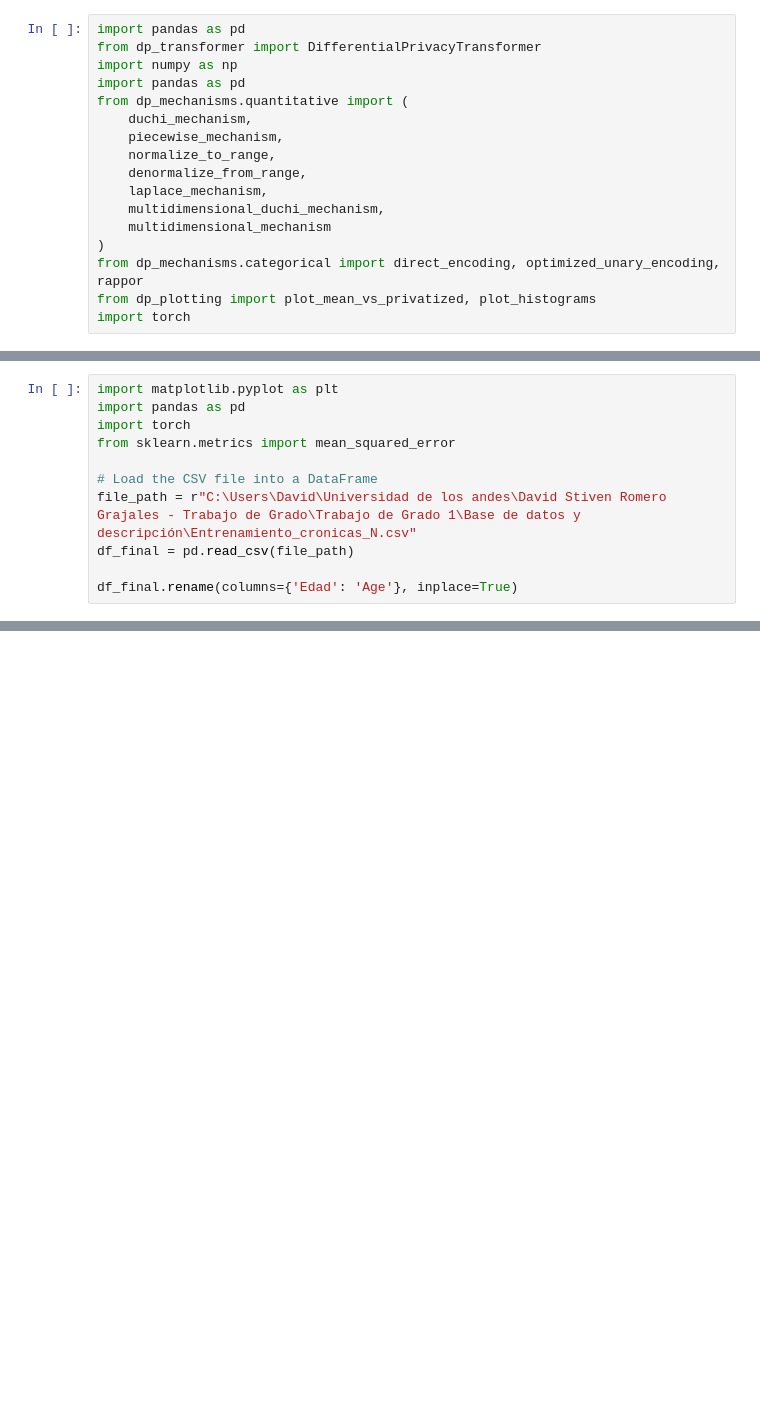
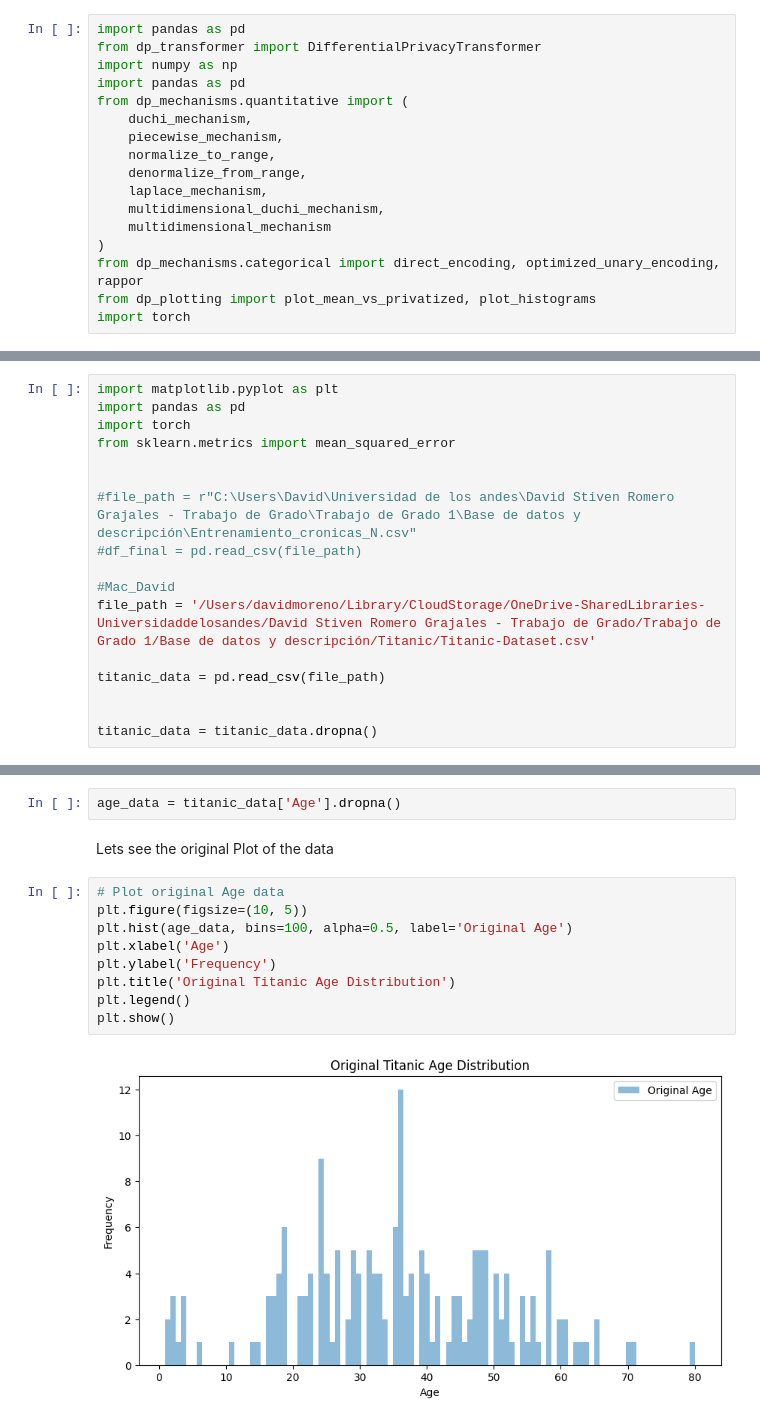
Before and after one commit to davidsmoreno/DifPrivHealthCostPredict, a Jupyter notebook: python_class/Titanic_numerical_methods_aplications.ipynb, the cells around one changed output, grey strips where cells are left out. Saved outputs shown, nothing was run; the diff lists cells and outputs as text; blank space fills up the shorter version.

```diff
--- a/python_class/Titanic_numerical_methods_aplications.ipynb
+++ b/python_class/Titanic_numerical_methods_aplications.ipynb
@@ -23,8 +25,14 @@ import pandas as pd
 import torch
 from sklearn.metrics import mean_squared_error
 
-# Load the CSV file into a DataFrame
-file_path = r"C:\Users\David\Universidad de los andes\David Stiven Romero Grajales - Trabajo de Grado\Trabajo de Grado 1\Base de datos y descripción\Entrenamiento_cronicas_N.csv"
-df_final = pd.read_csv(file_path)
 
-df_final.rename(columns={'Edad': 'Age'}, inplace=True)
+#file_path = r"C:\Users\David\Universidad de los andes\David Stiven Romero Grajales - Trabajo de Grado\Trabajo de Grado 1\Base de datos y descripción\Entrenamiento_cronicas_N.csv"
+#df_final = pd.read_csv(file_path)
+
+#Mac_David
+file_path = '/Users/davidmoreno/Library/CloudStorage/OneDrive-SharedLibraries-Universidaddelosandes/David Stiven Romero Grajales - Trabajo de Grado/Trabajo de Grado 1/Base de datos y descripción/Titanic/Titanic-Dataset.csv'
+
+titanic_data = pd.read_csv(file_path)
+
+
+titanic_data = titanic_data.dropna()
@@ -96,0 +39,15 @@ plt.show()
+# %%
+age_data = titanic_data['Age'].dropna()
+# %% [markdown]
+Lets see the original Plot of the data
+# %%
+# Plot original Age data
+plt.figure(figsize=(10, 5))
+plt.hist(age_data, bins=100, alpha=0.5, label='Original Age')
+plt.xlabel('Age')
+plt.ylabel('Frequency')
+plt.title('Original Titanic Age Distribution')
+plt.legend()
+plt.show()
+# %% [output]
+[figure, added]
```
Also changed, not shown: parts of 9 cells of this notebook, 1 other file.
